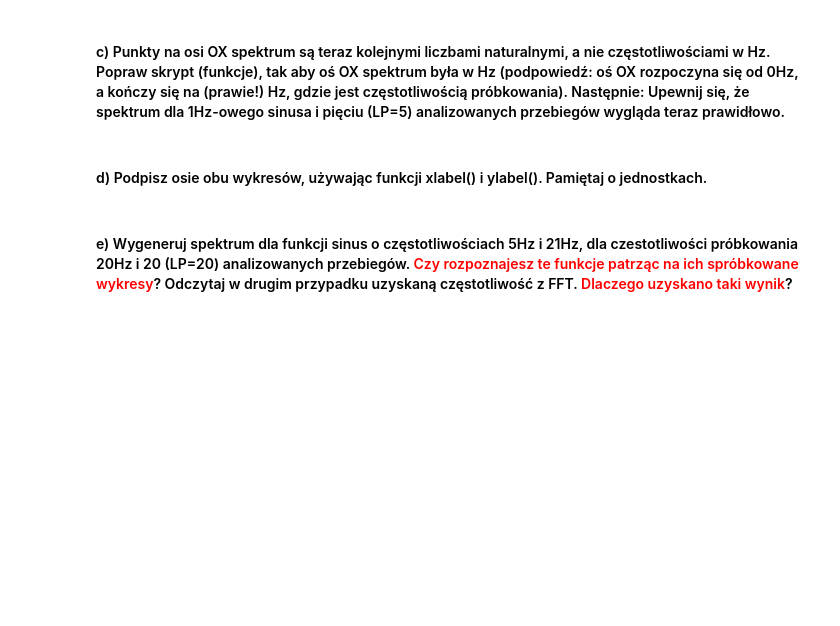
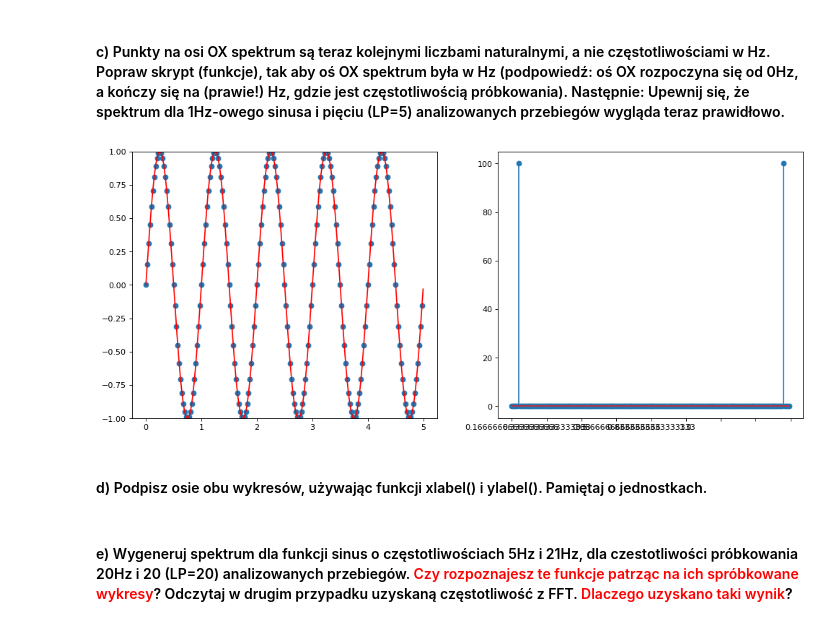
Before and after one commit to M4tof/KCK, a Jupyter notebook: zad3/signals.ipynb, the cells around one changed output. Cells and saved outputs as stored; diff of their text form; code cells hidden in the pictures; blank space fills up the shorter version.

```diff
--- a/zad3/signals.ipynb
+++ b/zad3/signals.ipynb
@@ -75,5 +122,9 @@ interactive(children=(FloatSlider(value=2.0, description='a', max=5.0, min=-5.0,
 # %% [markdown]
 #### c) Punkty na osi OX spektrum są teraz kolejnymi liczbami naturalnymi, a nie częstotliwościami w Hz. Popraw skrypt (funkcje), tak aby oś OX spektrum była w Hz (podpowiedź: oś OX rozpoczyna się od 0Hz, a kończy się na (prawie!)  Hz, gdzie  jest częstotliwością próbkowania). Następnie: Upewnij się, że spektrum dla 1Hz-owego sinusa i pięciu (LP=5) analizowanych przebiegów wygląda teraz prawidłowo.
+# %%
+plot_FFT(F=1,LP=5)
+# %% [output]
+[figure, added]
 # %% [markdown]
 #### d) Podpisz osie obu wykresów, używając funkcji xlabel() i ylabel(). Pamiętaj o jednostkach.
 # %% [markdown]
```
Also changed, not shown: parts of 2 cells of this notebook, 1 other file.
